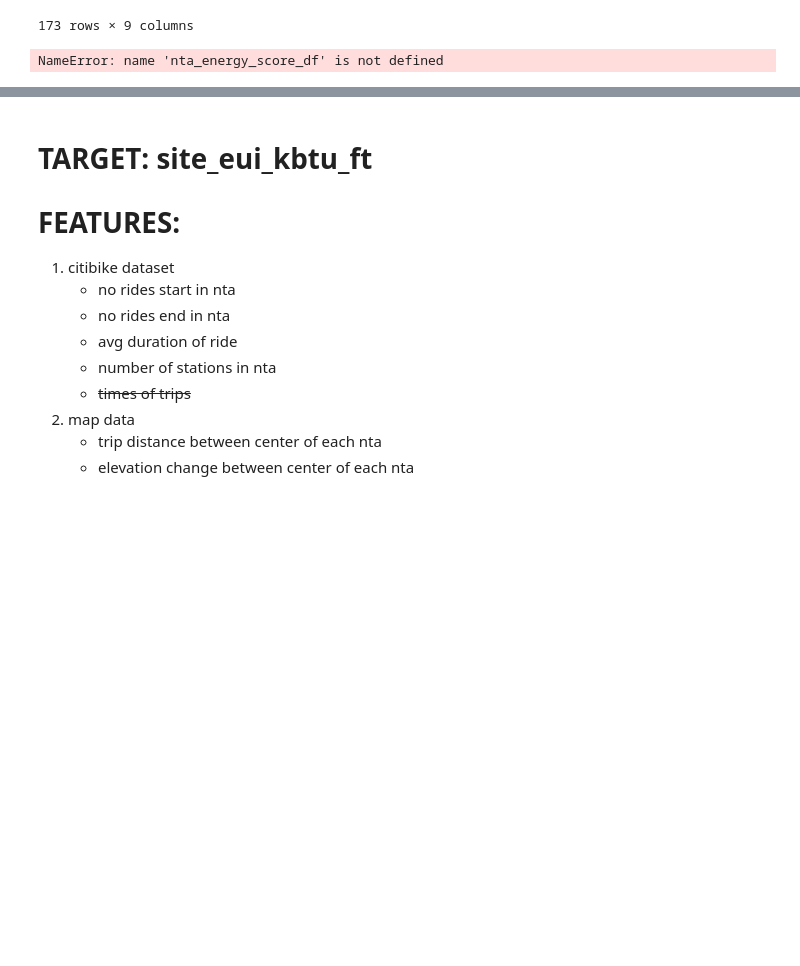
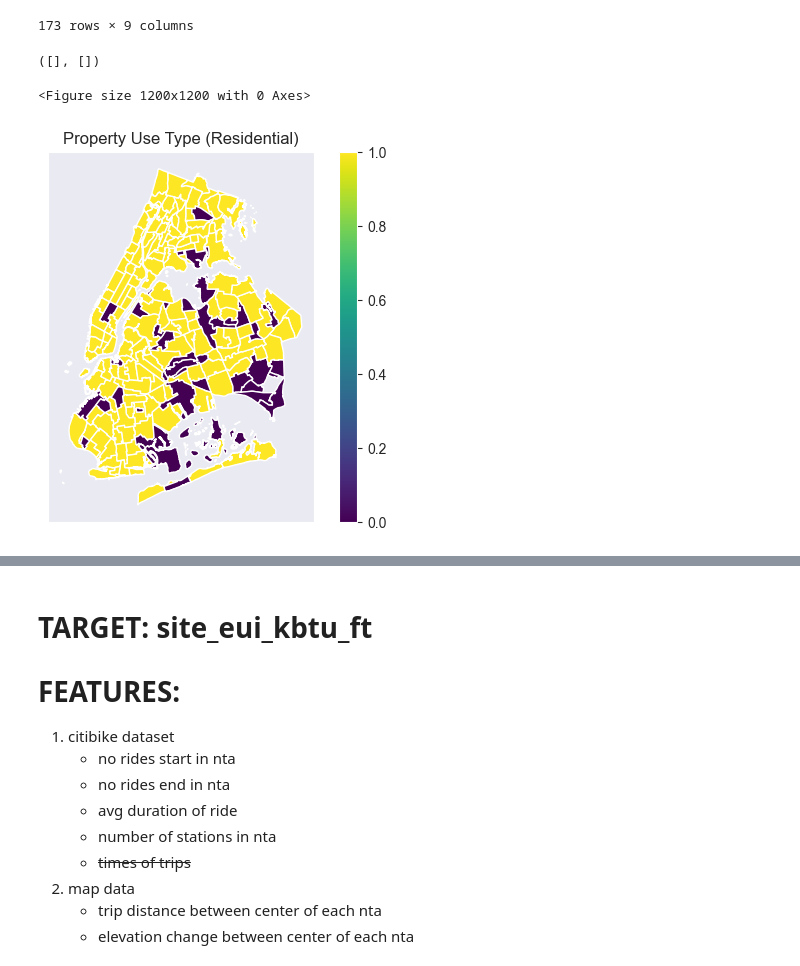
Before and after one commit to nysugfx/lr_final_project, a Jupyter notebook: final_project/playing_with_data.ipynb, the cells around one changed output, grey strips where cells are left out. Cells and saved outputs as stored; diff of their text form; code cells hidden in the pictures; blank space fills up the shorter version.

```diff
--- a/final_project/playing_with_data.ipynb
+++ b/final_project/playing_with_data.ipynb
@@ -324,7 +333,16 @@ buildings_gdf_final
 | QN99 | 5 | 0.0 | 53.660000 | 0 | ... |
 173 rows × 9 columns
 # %%
-nta_energy_gdf = nta_geodf.merge(nta_energy_score_df, on='NTACode', how='left')
-nta_energy_gdf[nta_energy_gdf['BoroName'] != 'Staten Island'].plot(column='energy_star_score', legend=True)
+nta_energy_score_df = buildings_gdf_nta.groupby('NTACode').agg({
+    'site_eui_kbtu_ft': 'mean'
+})
+plt.figure(figsize=(12, 12))
+nta_energy_gdf = nta_geodf.merge(buildings_gdf_final.reset_index(), on='NTACode', how='left')
+nta_energy_gdf[nta_energy_gdf['BoroName'] != 'Staten Island'].plot(column='largest_property_use_type_residential', legend=True, cmap='viridis')
+plt.title('Property Use Type (Residential)')
+plt.xticks([])
+plt.yticks([])
 # %% [output]
-NameError: name 'nta_energy_score_df' is not defined
+([], [])
+<Figure size 1200x1200 with 0 Axes>
+[figure, added]
```
Also changed, not shown: parts of 11 cells of this notebook, 2 other files.
